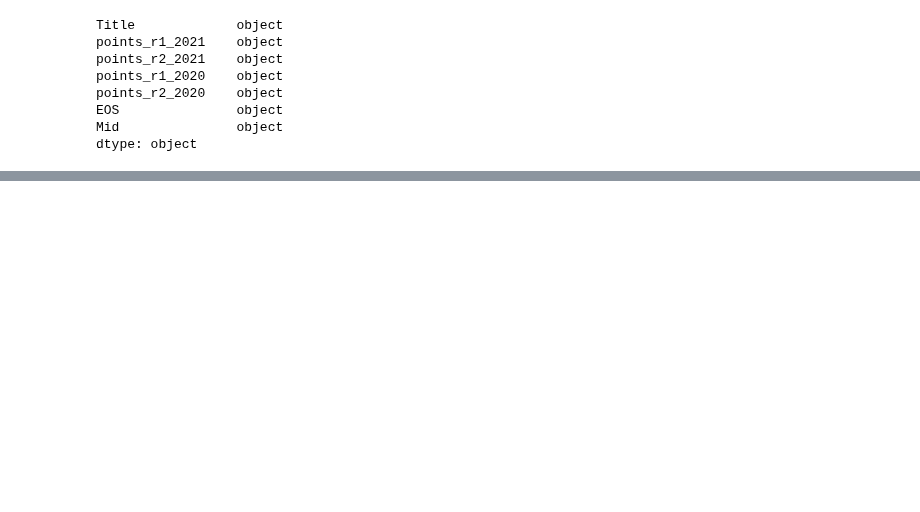
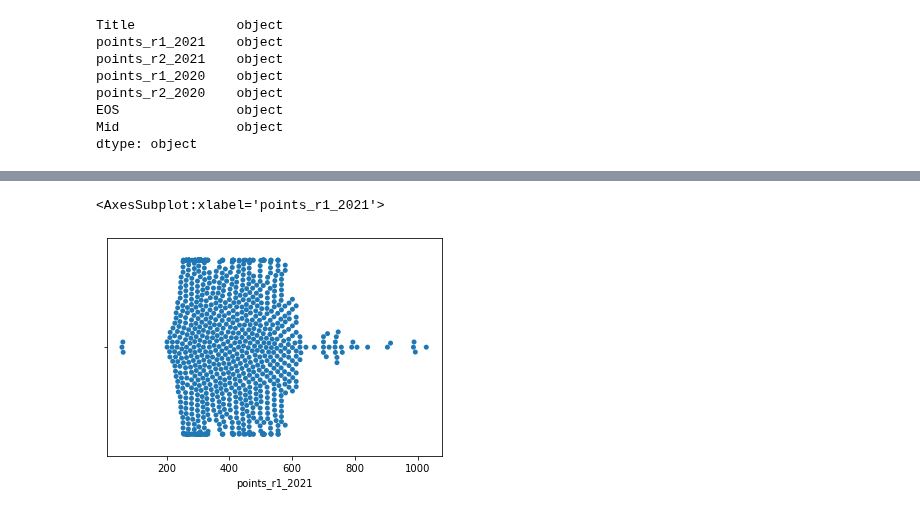
Before and after one commit to kaob1991/fundamentals-DA-assessment, a Jupyter notebook: cao.ipynb, the cells around one changed output, grey strips where cells are left out. Cells and saved outputs as stored; diff of their text form; code cells hidden in the pictures; blank space fills up the shorter version.

```diff
--- a/cao.ipynb
+++ b/cao.ipynb
@@ -913,0 +957,5 @@ Name: MH801, dtype: object
+# %%
+sns.swarmplot(x = allcourses["points_r1_2021"])
+# %% [output]
+<AxesSubplot:xlabel='points_r1_2021'>
+[figure, added]
```
Also changed, not shown: parts of 17 cells of this notebook, 40 other files.
